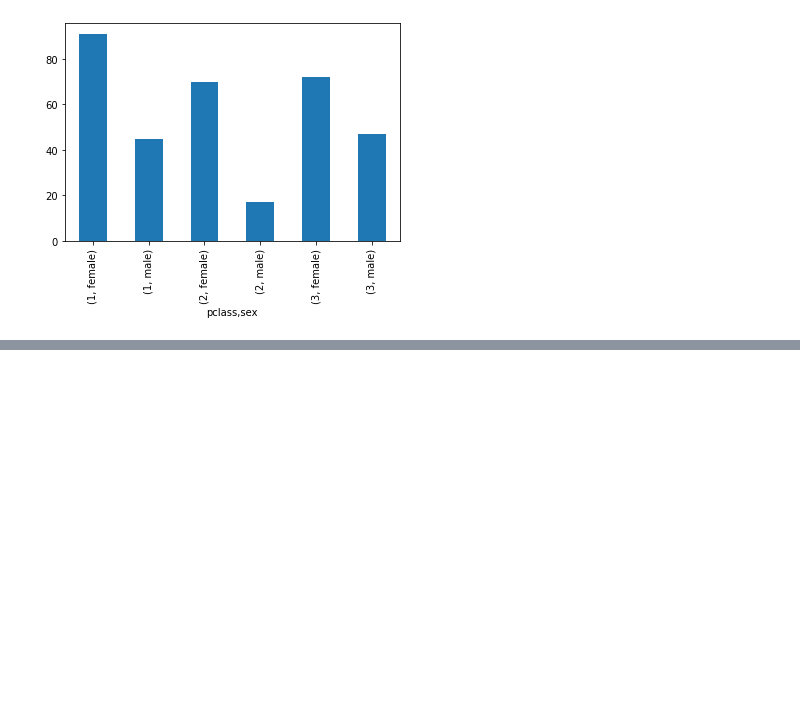
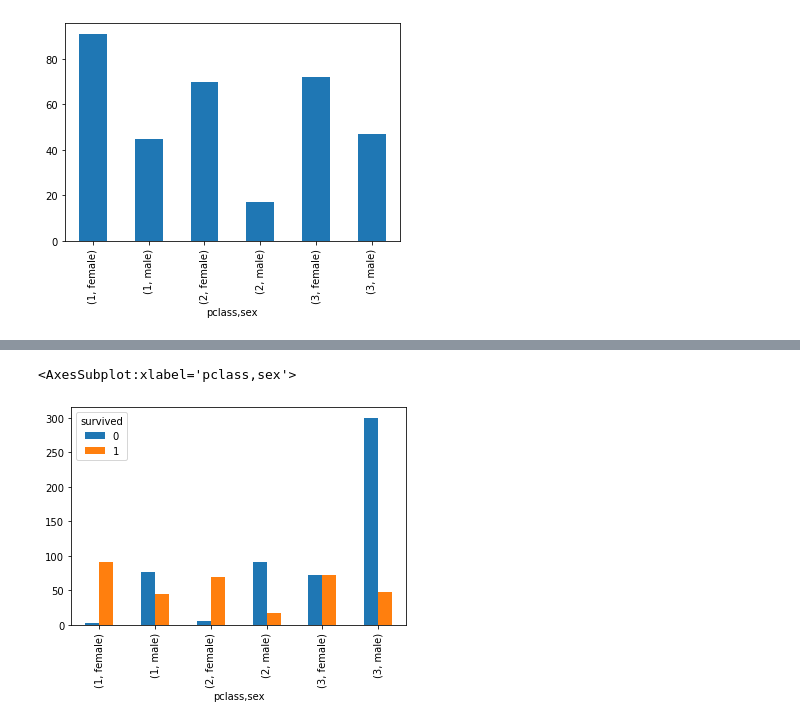
Before and after one commit to WChiang0314/ML100Days, a Jupyter notebook: Work 21.ipynb, the cells around one changed output, grey strips where cells are left out. Drawn from its saved outputs; the diff is of its cells as text; code cells hidden in the pictures; blank space fills up the shorter version.

```diff
--- a/Work 21.ipynb
+++ b/Work 21.ipynb
@@ -96,3 +96,8 @@ survived.plot(kind='bar')
 # %% [output]
 <AxesSubplot:xlabel='pclass,sex'>
 [figure]
+# %%
+#使用pd.crosstab函數繪製交叉表，交叉表可以很直觀的依據艙位等級及性別來查看存活人數及死亡人數。
+#繪製堆疊條形圖，x軸代表依據艙等分成男性及女性，y軸代表人數，其中藍色代表死亡人數，橘色代表存活人數。
+survived_counts = pd.crosstab([df.pclass, df.sex],df.survived)
+survived_counts
@@ -98,0 +113,5 @@ survived.plot(kind='bar')
+# %%
+survived_counts.plot(kind='bar',stacked=False)
+# %% [output]
+<AxesSubplot:xlabel='pclass,sex'>
+[figure, added]
```
Also changed, not shown: parts of 8 cells of this notebook.
